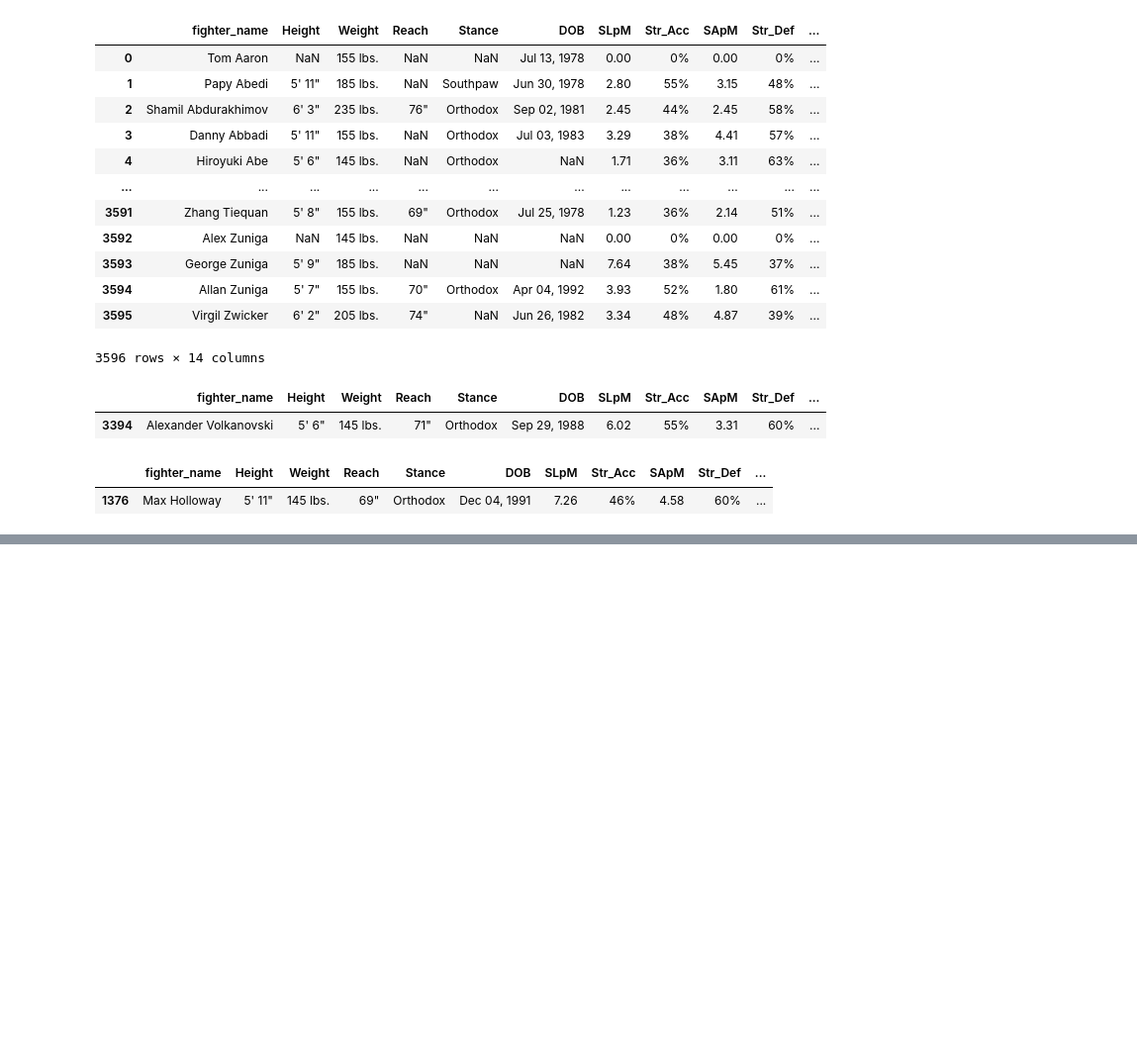
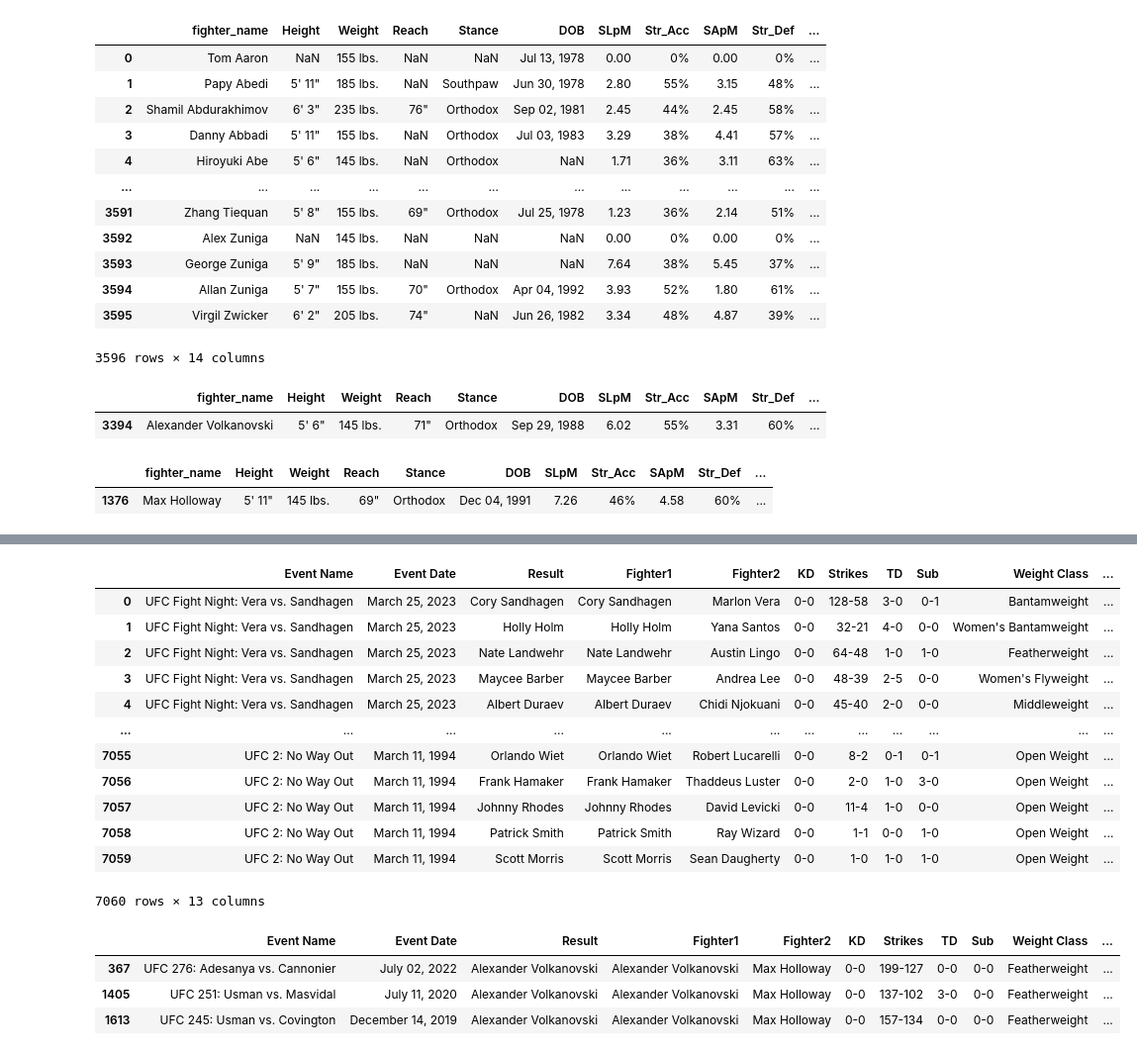
Before and after one commit to NGCOS46/w5-data-visuals, a Jupyter notebook: src/limpieza datos.ipynb, the cells around one changed output, grey strips where cells are left out. Shown: that part at 99% size. Cells and saved outputs as stored; diff of their text form; code cells hidden in the pictures; blank space fills up the shorter version.

```diff
--- a/src/limpieza datos.ipynb
+++ b/src/limpieza datos.ipynb
@@ -44,0 +59,28 @@ fighter_stats
+# %%
+csv2=r"C:\Users\VANT\ironhack\ejercicios\w5-data-visuals\data\ufc_event_data.csv"
+
+fight_stats=pd.read_csv(csv2)
+# %%
+fight_stats
+# %% [output]
+|  | Event Name | Event Date | Result | Fighter1 | Fighter2 | KD | Strikes | TD | Sub | Weight Class | ... |
+| 0 | UFC Fight Night: Vera vs. Sandhagen | March 25, 2023 | Cory Sandhagen | Cory Sandhagen | Marlon Vera | 0-0 | 128-58 | 3-0 | 0-1 | Bantamweight | ... |
+| 1 | UFC Fight Night: Vera vs. Sandhagen | March 25, 2023 | Holly Holm | Holly Holm | Yana Santos | 0-0 | 32-21 | 4-0 | 0-0 | Women's Bantamweight | ... |
+| 2 | UFC Fight Night: Vera vs. Sandhagen | March 25, 2023 | Nate Landwehr | Nate Landwehr | Austin Lingo | 0-0 | 64-48 | 1-0 | 1-0 | Featherweight | ... |
+| 3 | UFC Fight Night: Vera vs. Sandhagen | March 25, 2023 | Maycee Barber | Maycee Barber | Andrea Lee | 0-0 | 48-39 | 2-5 | 0-0 | Women's Flyweight | ... |
+| 4 | UFC Fight Night: Vera vs. Sandhagen | March 25, 2023 | Albert Duraev | Albert Duraev | Chidi Njokuani | 0-0 | 45-40 | 2-0 | 0-0 | Middleweight | ... |
+| ... | ... | ... | ... | ... | ... | ... | ... | ... | ... | ... | ... |
+| 7055 | UFC 2: No Way Out | March 11, 1994 | Orlando Wiet | Orlando Wiet | Robert Lucarelli | 0-0 | 8-2 | 0-1 | 0-1 | Open Weight | ... |
+| 7056 | UFC 2: No Way Out | March 11, 1994 | Frank Hamaker | Frank Hamaker | Thaddeus Luster | 0-0 | 2-0 | 1-0 | 3-0 | Open Weight | ... |
+| 7057 | UFC 2: No Way Out | March 11, 1994 | Johnny Rhodes | Johnny Rhodes | David Levicki | 0-0 | 11-4 | 1-0 | 0-0 | Open Weight | ... |
+| 7058 | UFC 2: No Way Out | March 11, 1994 | Patrick Smith | Patrick Smith | Ray Wizard | 0-0 | 1-1 | 0-0 | 1-0 | Open Weight | ... |
+| 7059 | UFC 2: No Way Out | March 11, 1994 | Scott Morris | Scott Morris | Sean Daugherty | 0-0 | 1-0 | 1-0 | 1-0 | Open Weight | ... |
+7060 rows × 13 columns
+# %%
+Trilogy= fight_stats[(fight_stats['Fighter2'] == 'Max Holloway')][0:3]
+Trilogy
+# %% [output]
+|  | Event Name | Event Date | Result | Fighter1 | Fighter2 | KD | Strikes | TD | Sub | Weight Class | ... |
+| 367 | UFC 276: Adesanya vs. Cannonier | July 02, 2022 | Alexander Volkanovski | Alexander Volkanovski | Max Holloway | 0-0 | 199-127 | 0-0 | 0-0 | Featherweight | ... |
+| 1405 | UFC 251: Usman vs. Masvidal | July 11, 2020 | Alexander Volkanovski | Alexander Volkanovski | Max Holloway | 0-0 | 137-102 | 3-0 | 0-0 | Featherweight | ... |
+| 1613 | UFC 245: Usman vs. Covington | December 14, 2019 | Alexander Volkanovski | Alexander Volkanovski | Max Holloway | 0-0 | 157-134 | 0-0 | 0-0 | Featherweight | ... |
```
Also changed, not shown: parts of 15 cells of this notebook, 4 other files.
